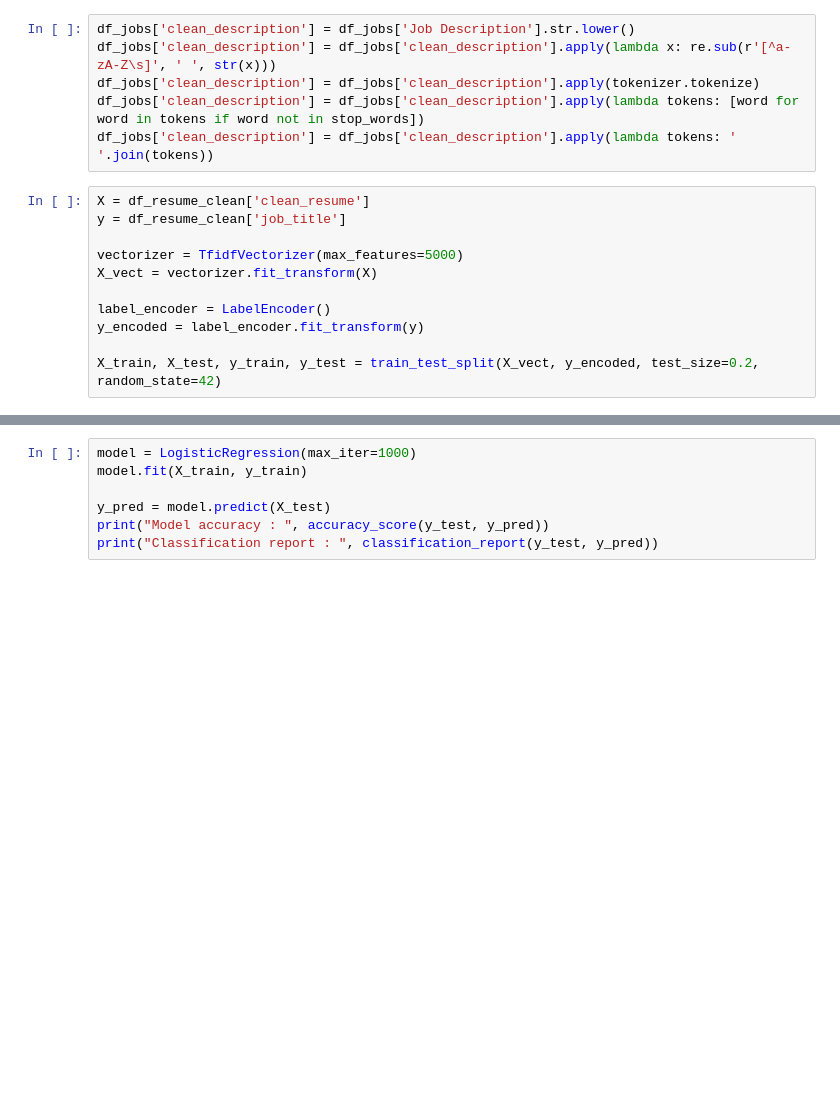
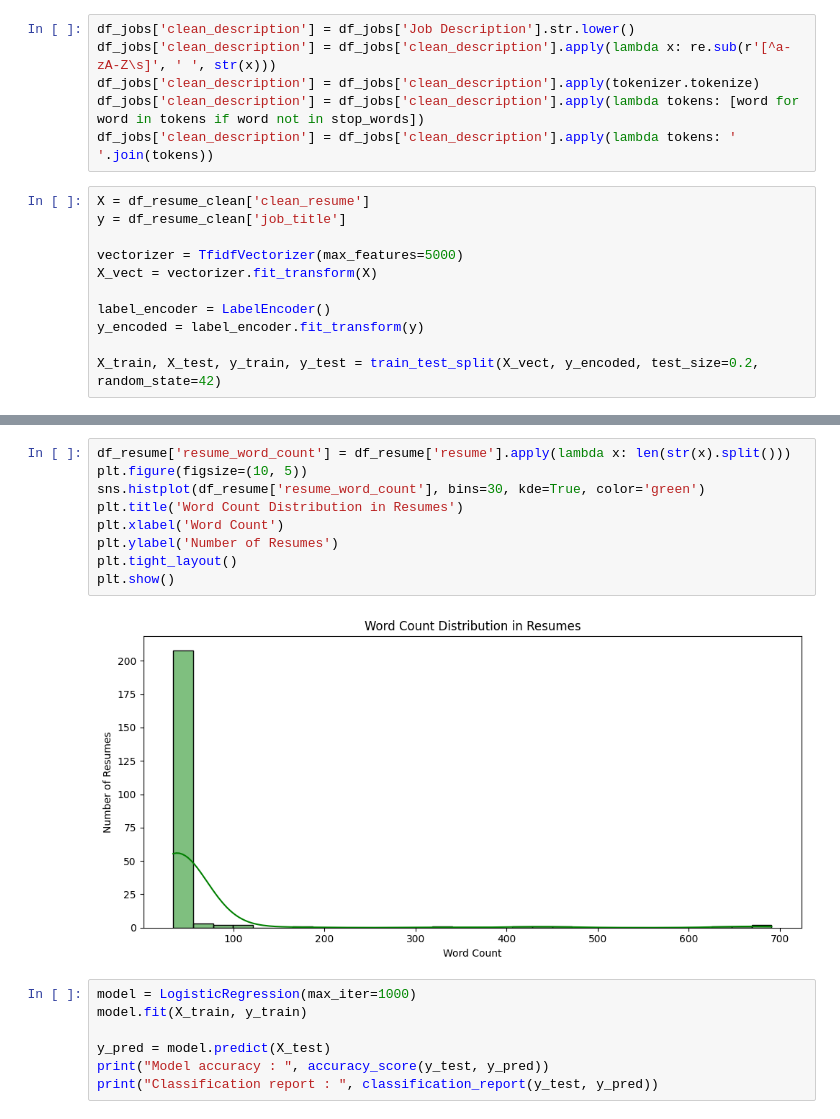
Before and after one commit to Iliya-Askari/cangrow2-raw, a Jupyter notebook: NoteBook/01-Model.ipynb, the cells around one changed output, grey strips where cells are left out. Saved outputs shown, nothing was run; the diff lists cells and outputs as text; blank space fills up the shorter version.

Commit message:
Analyze and plot word count distribution in resumes
Added histogram and KDE plot to visualize the distribution of word counts in resumes. This helps detect outliers and assess data consistency.

```diff
--- a/NoteBook/01-Model.ipynb
+++ b/NoteBook/01-Model.ipynb
@@ -95,3 +97,14 @@ plt.show()
+# %%
+df_resume['resume_word_count'] = df_resume['resume'].apply(lambda x: len(str(x).split()))
+plt.figure(figsize=(10, 5))
+sns.histplot(df_resume['resume_word_count'], bins=30, kde=True, color='green')
+plt.title('Word Count Distribution in Resumes')
+plt.xlabel('Word Count')
+plt.ylabel('Number of Resumes')
+plt.tight_layout()
+plt.show()
+# %% [output]
+[figure, added]
 # %%
 model = LogisticRegression(max_iter=1000)
 model.fit(X_train, y_train)
```
Also changed, not shown: parts of 1 cell of this notebook.
